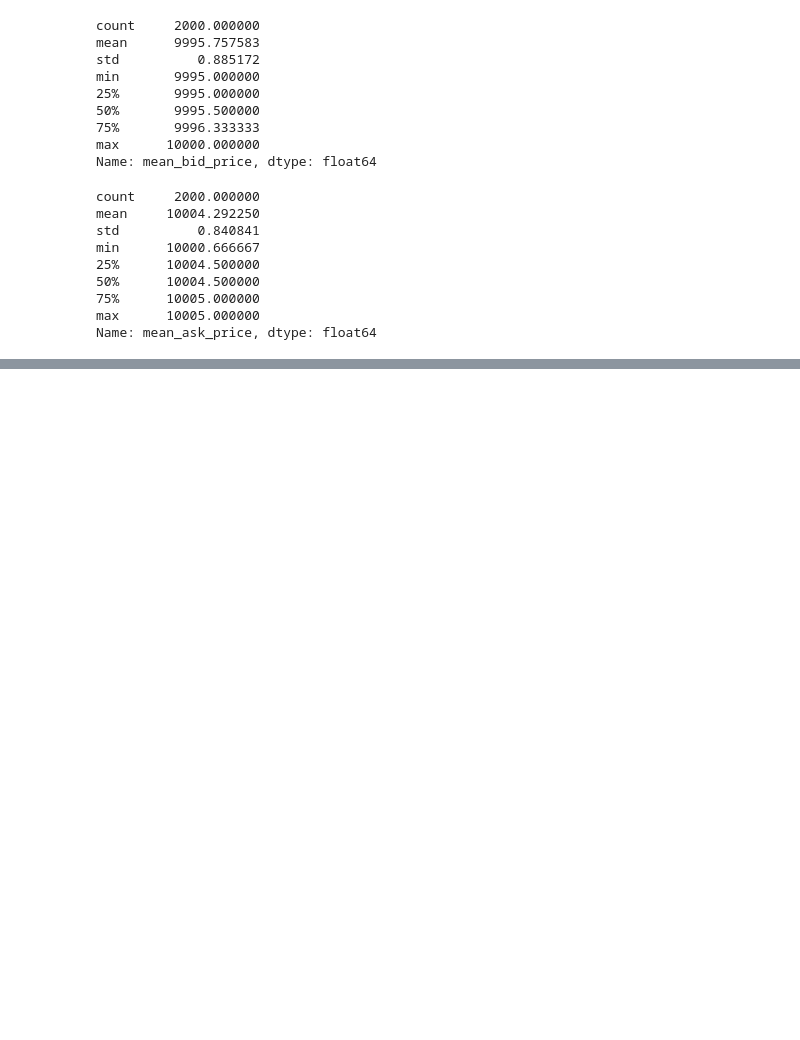
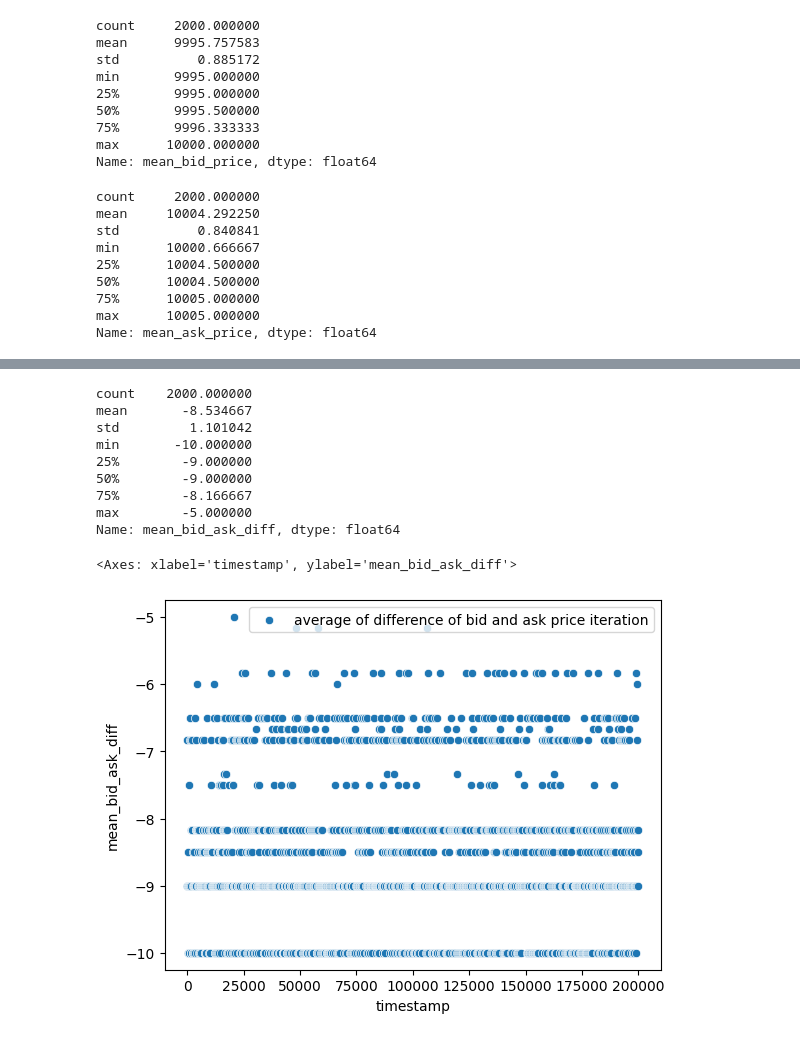
Before and after one commit to Advay-K1/IMC_Prosperity, a Jupyter notebook: analysis/rainforest_resin_round1.ipynb, the cells around one changed output, grey strips where cells are left out. Saved outputs shown, nothing was run; the diff lists cells and outputs as text; code cells hidden in the pictures; blank space fills up the shorter version.

```diff
--- a/analysis/rainforest_resin_round1.ipynb
+++ b/analysis/rainforest_resin_round1.ipynb
@@ -84,3 +84,8 @@ min      10000.666667
 75%      10005.000000
 max      10005.000000
 Name: mean_ask_price, dtype: float64
+# %%
+#difference of mean ask and mean bid prices
+
+rr_df["mean_bid_ask_diff"] = rr_df["mean_bid_price"] - rr_df["mean_ask_price"]
+rr_df.head()
@@ -86,0 +99,15 @@ Name: mean_ask_price, dtype: float64
+# %%
+print (rr_df["mean_bid_ask_diff"].describe())
+sns.scatterplot(data = rr_df, x = "timestamp", y = "mean_bid_ask_diff", label = "average of difference of bid and ask price iteration")
+# %% [output]
+count    2000.000000
+mean       -8.534667
+std         1.101042
+min       -10.000000
+25%        -9.000000
+50%        -9.000000
+75%        -8.166667
+max        -5.000000
+Name: mean_bid_ask_diff, dtype: float64
+<Axes: xlabel='timestamp', ylabel='mean_bid_ask_diff'>
+[figure, added]
```
Also changed, not shown: parts of 2 cells of this notebook, 1 other file.
